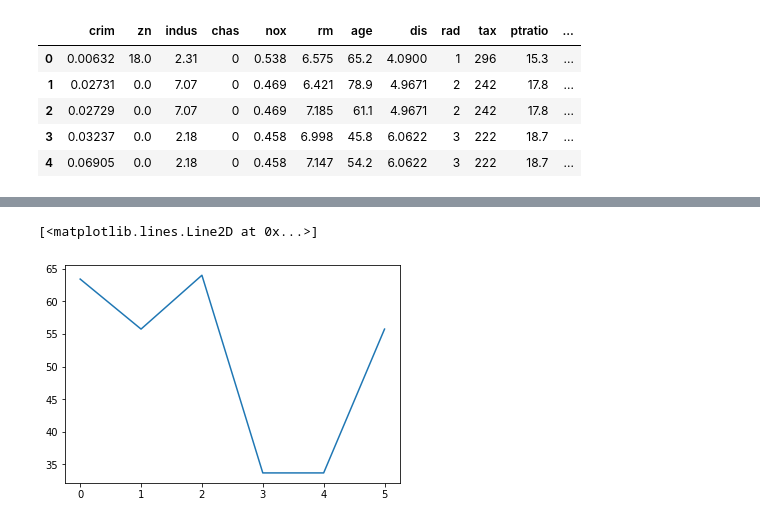
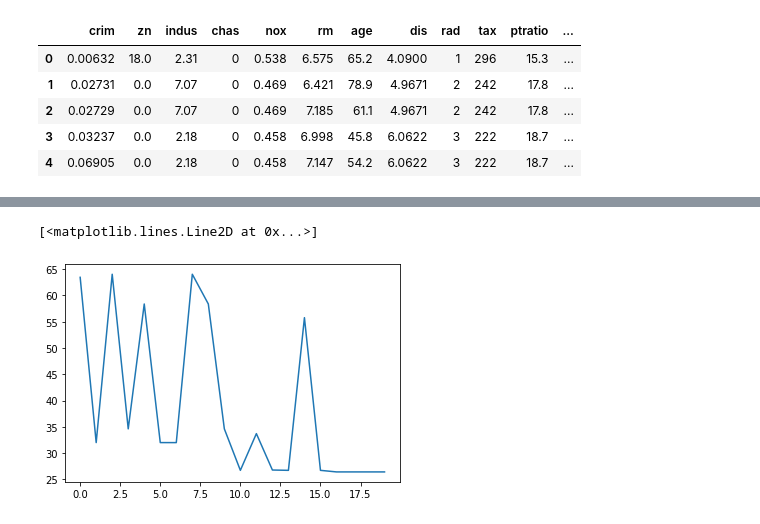
Before and after one commit to BobbyZhouZijian/ml_ppl_opt, a Jupyter notebook: research.ipynb, the cells around one changed output, grey strips where cells are left out. Cells and saved outputs as stored; diff of their text form; code cells hidden in the pictures.

Commit message:
implement agent

```diff
--- a/research.ipynb
+++ b/research.ipynb
@@ -57,6 +60,7 @@ def train_and_evaluate(params):
     return mean_squared_error(y_test, y_pred)
 # %%
 space = Space((Integer(1, 12), Real(0.001, 10, prior="log-uniform", base=10)))
+x0 = [(2, 1.0)]
 # %%
 res = gp_minimize(train_and_evaluate,        # the function to minimize
                     space,      # the bounds on each dimension of x
@@ -110,5 +100,46 @@ IndentationError: expected an indented block (<ipython-input-10-263521bef96e>, l
+# %%
+for _ in range(n_iter):
+    if agent_a.has_improvement(next_res=res_resume_b, prev_res=res_resume_a) and \
+                not agent_a.need_punish:
+        # Agent A iterates
+        agent_a.punish_count = 0
+        other_dim = agent_b.dim
+        other_val = res_resume_b.x[other_dim]
+
+        res_resume_a, optimizer, xs, ys = agent_a.update(
+                                            train_and_evaluate,
+                                            budget_a,
+                                            res_resume_b,
+                                            optimizer,
+                                            other_dim,
+                                            other_val
+                                            )
+        records = np.concatenate([records, ys])
+    else:
+        # if no improvement, punish
+        agent_a.punish_count += 1
+
+    if agent_b.has_improvement(next_res=res_resume_a, prev_res=res_resume_b) and \
+                    not agent_b.need_punish:
+        # Agent B iterates
+        agent_b.punish_count = 0
+        other_dim = agent_a.dim
+        other_val = res_resume_a.x[other_dim]
+
+        res_resume_b, optimizer, xs, ys = agent_a.update(
+                                            train_and_evaluate,
+                                            budget_b,
+                                            res,
+                                            optimizer,
+                                            other_dim,
+                                            other_val
+                                            )
+        records = np.concatenate([records, ys])
+    else:
+        # if no improvement, punish
+        agent_b.punish_count += 1
 # %%
-plt.plot(res_custom.func_vals)
+plt.plot(records)
 # %% [output]
 [<matplotlib.lines.Line2D at 0x...>]
-[figure, old version]
+[figure, new version]
```
Also changed, not shown: parts of 11 cells of this notebook, 2 other files.
